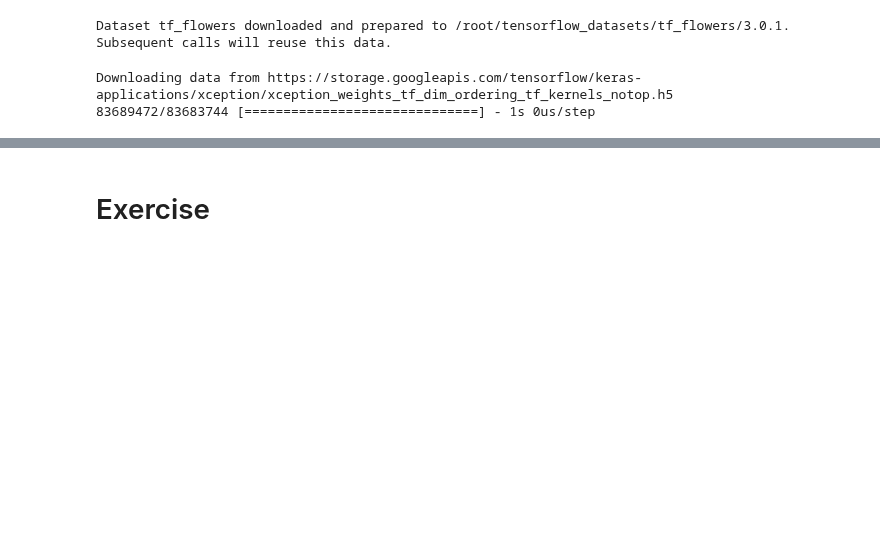
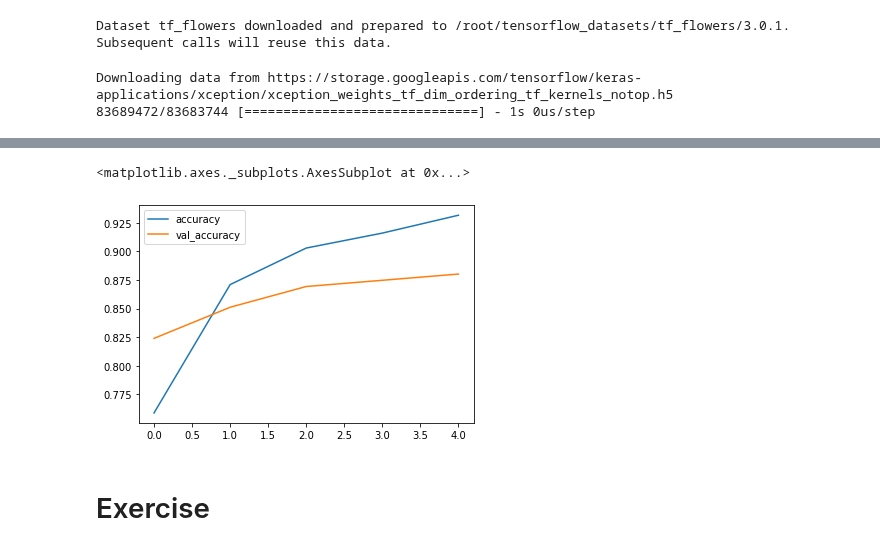
Before and after one commit to BaseKan/aiday_training_resources, a Jupyter notebook: TF_ConvNets/ConvNets.ipynb, the cells around one changed output, grey strips where cells are left out. Drawn from its saved outputs; the diff is of its cells as text; code cells hidden in the pictures; blank space fills up the shorter version.

```diff
--- a/TF_ConvNets/ConvNets.ipynb
+++ b/TF_ConvNets/ConvNets.ipynb
@@ -232,0 +220,6 @@ NameError: ignored
+# %%
+optimizer = tf.keras.optimizers.Adam()
+# %%
+model.compile(loss='sparse_categorical_crossentropy', optimizer=optimizer, metrics=['accuracy'])
+# %%
+model.fit(train_set, epochs=5, validation_data=valid_set)
@@ -233,3 +238,10 @@ NameError: ignored
+# %%
+loss_df = pd.DataFrame(model.history.history)
+
+loss_df[['accuracy', 'val_accuracy']].plot()
+# %% [output]
+<matplotlib.axes._subplots.AxesSubplot at 0x...>
+[figure, added]
 # %% [markdown]
 # Exercise
 # %% [markdown]
```
Also changed, not shown: parts of 14 cells of this notebook.
